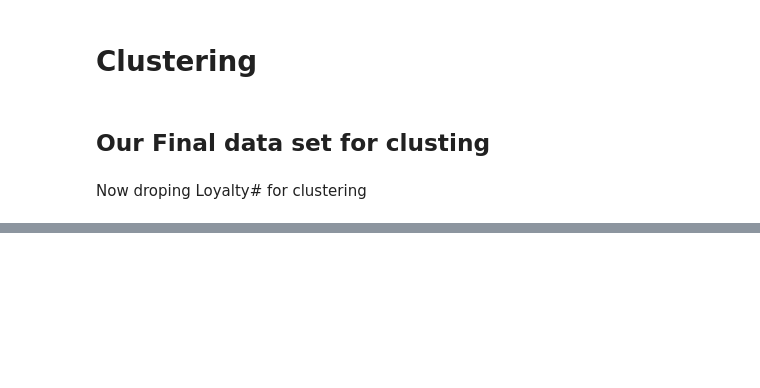
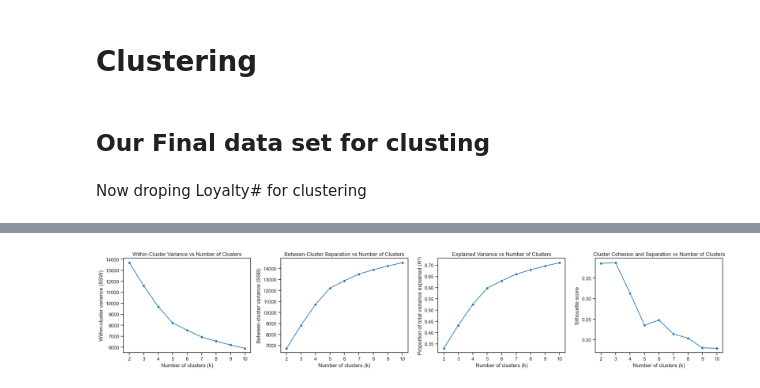
Before and after one commit to luisbdavila/Airline_Customer_Segmentation_DataMining_Project_Python, a Jupyter notebook: Final_delivery/Code/Value_Based_Segmentation.ipynb, the cells around one changed output, grey strips where cells are left out. Drawn from its saved outputs; the diff is of its cells as text; code cells hidden in the pictures; blank space fills up the shorter version.

```diff
--- a/Final_delivery/Code/Value_Based_Segmentation.ipynb
+++ b/Final_delivery/Code/Value_Based_Segmentation.ipynb
@@ -763,15 +668,0 @@ Final candidate k range (visual cut y=7.5): [5, 7, 11]
-# %%
-
-# Ward R^2 across k (2 to 12) to confirm structure is meaningful
-ward_r2 = []
-for k in range(2, 13):
-    ward_k = AgglomerativeClustering(n_clusters=k, linkage='ward')
-    labels = ward_k.fit_predict(X_model)
-    ward_r2.append({'k': k, 'r2': compute_r2(X_model, labels)})
-
-ward_r2_df = pd.DataFrame(ward_r2)
-fig, ax = plt.subplots(figsize=(8, 4))
-sns.lineplot(data=ward_r2_df, x='k', y='r2', marker='o', ax=ax)
-ax.set(title='Ward R^2 by k', xlabel='k (clusters)', ylabel='R^2 (variance explained)')
-ax.set_xticks(range(2, 13))
-plt.show()
@@ -779,0 +711,64 @@ plt.show()
+# %%
+fig, axes = plt.subplots(1, 4, figsize=(20, 4))
+ax1, ax2, ax3, ax4 = axes
+
+sns.lineplot(
+    data=df_cluster_metrics_ward,  # or combined DF
+    x='num_clusters',
+    y='ssw (Lower is better, 0 to +∞)',
+    marker='o',
+    ax=ax1
+)
+ax1.set(
+    title='Within-Cluster Variance vs Number of Clusters',
+    xlabel='Number of clusters (k)',
+    ylabel='Within-cluster variance (SSW)'
+)
+ax1.set_xticks(df_cluster_metrics_ward['num_clusters'])
+
+sns.lineplot(
+    data=df_cluster_metrics_ward,
+    x='num_clusters',
+    y='ssb (Higher is better, 0 to SST)',
+    marker='o',
+    ax=ax2
+)
+ax2.set(
+    title='Between-Cluster Separation vs Number of Clusters',
+    xlabel='Number of clusters (k)',
+    ylabel='Between-cluster variance (SSB)'
+)
+ax2.set_xticks(df_cluster_metrics_ward['num_clusters'])
+
+sns.lineplot(
+    data=df_cluster_metrics_ward,
+    x='num_clusters',
+    y='r2 (Higher is better, 0 to 1)',
+    marker='o',
+    ax=ax3
+)
+ax3.set(
+    title='Explained Variance vs Number of Clusters',
+    xlabel='Number of clusters (k)',
+    ylabel='Proportion of total variance explained (R²)'
+)
+ax3.set_xticks(df_cluster_metrics_ward['num_clusters'])
+
+sns.lineplot(
+    data=df_cluster_metrics_ward,
+    x='num_clusters',
+    y='silhouette_score (Higher is better, −1 to +1)',
+    marker='o',
+    ax=ax4
+)
+ax4.set(
+    title='Cluster Cohesion and Separation vs Number of Clusters',
+    xlabel='Number of clusters (k)',
+    ylabel='Silhouette score'
+)
+ax4.set_xticks(df_cluster_metrics_ward['num_clusters'])
+
+plt.tight_layout()
+plt.show()
+# %% [output]
+[figure, added]
```
Also changed, not shown: parts of 96 cells of this notebook, 2 other files.
